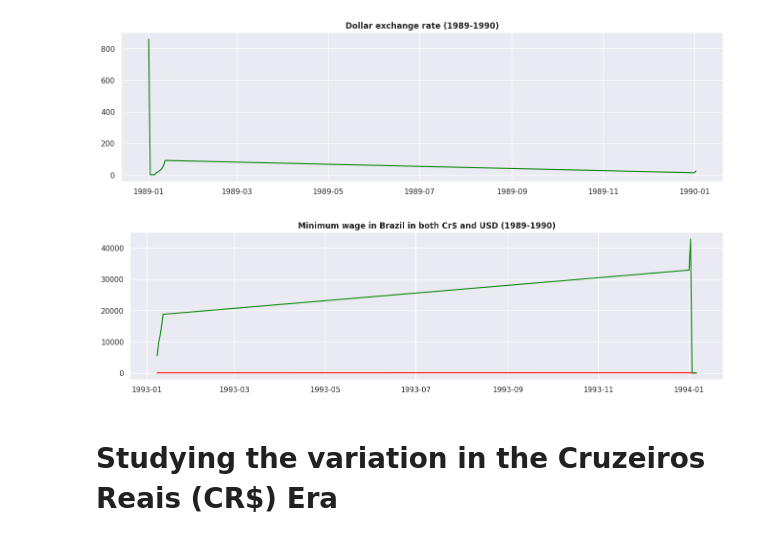
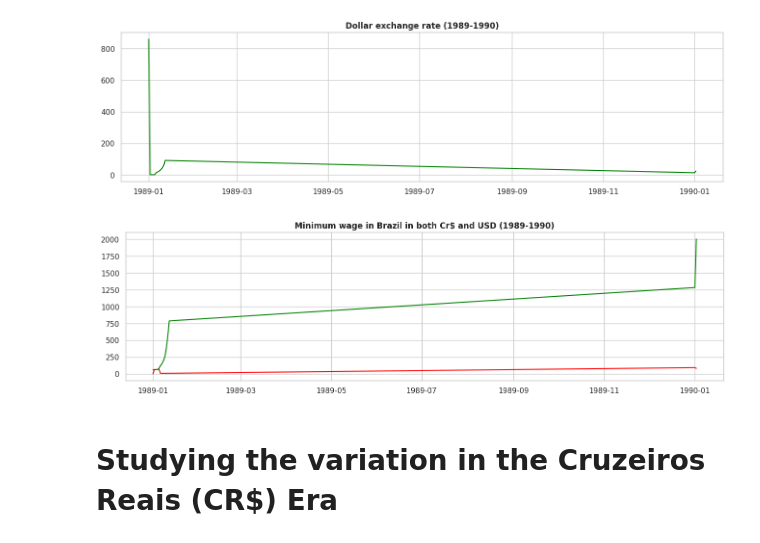
Before and after one commit to guilhermelaviola/MinimumWage, a Jupyter notebook: MinimumWageBrazil.ipynb, the cells around one changed output. Cells and saved outputs as stored; diff of their text form; code cells hidden in the pictures.

```diff
--- a/MinimumWageBrazil.ipynb
+++ b/MinimumWageBrazil.ipynb
@@ -10,7 +10,7 @@ import os
 from google.colab import drive
 from datetime import datetime, date
 from dateutil.relativedelta import relativedelta
-sns.set(style = 'darkgrid')
+sns.set(style = 'whitegrid')
 plt.style.use('seaborn-pastel')
 drive.mount('/content/drive')
 # %% [output]
@@ -187,13 +187,13 @@ plt.show()
 [figure]
 # %%
 # Displaying the the brazilian minimum wage variation (in both Cr$ and USD) between 1989 and 1990:
-wage_in_dollars_3 = cruzeiros_reais['Minimum wage'] / cruzeiros_reais['Dolar exchange rate']
+wage_in_dollars_3 = cruzados_novos['Minimum wage'] / cruzados_novos['Dolar exchange rate']
 plt.figure(figsize = (16, 4))
-plt.title('Minimum wage in Brazil in both Cr$ and USD (19-1990)', fontweight = 'bold')
-plt.plot(cruzeiros_reais['Month/Year'], wage_in_dollars_3, color = 'red')
-plt.plot(cruzeiros_reais['Month/Year'], cruzeiros_reais['Minimum wage'], color = 'green')
+plt.title('Minimum wage in Brazil in both Cr$ and USD (1989-1990)', fontweight = 'bold')
+plt.plot(cruzados_novos['Month/Year'], wage_in_dollars_3, color = 'red')
+plt.plot(cruzados_novos['Month/Year'], cruzados_novos['Minimum wage'], color = 'green')
 plt.show()
 # %% [output]
-[figure, old version]
+[figure, new version]
 # %% [markdown]
 # **Studying the variation in the Cruzeiros Reais (CR$) Era**
```
Also changed, not shown: parts of 2 cells of this notebook.
